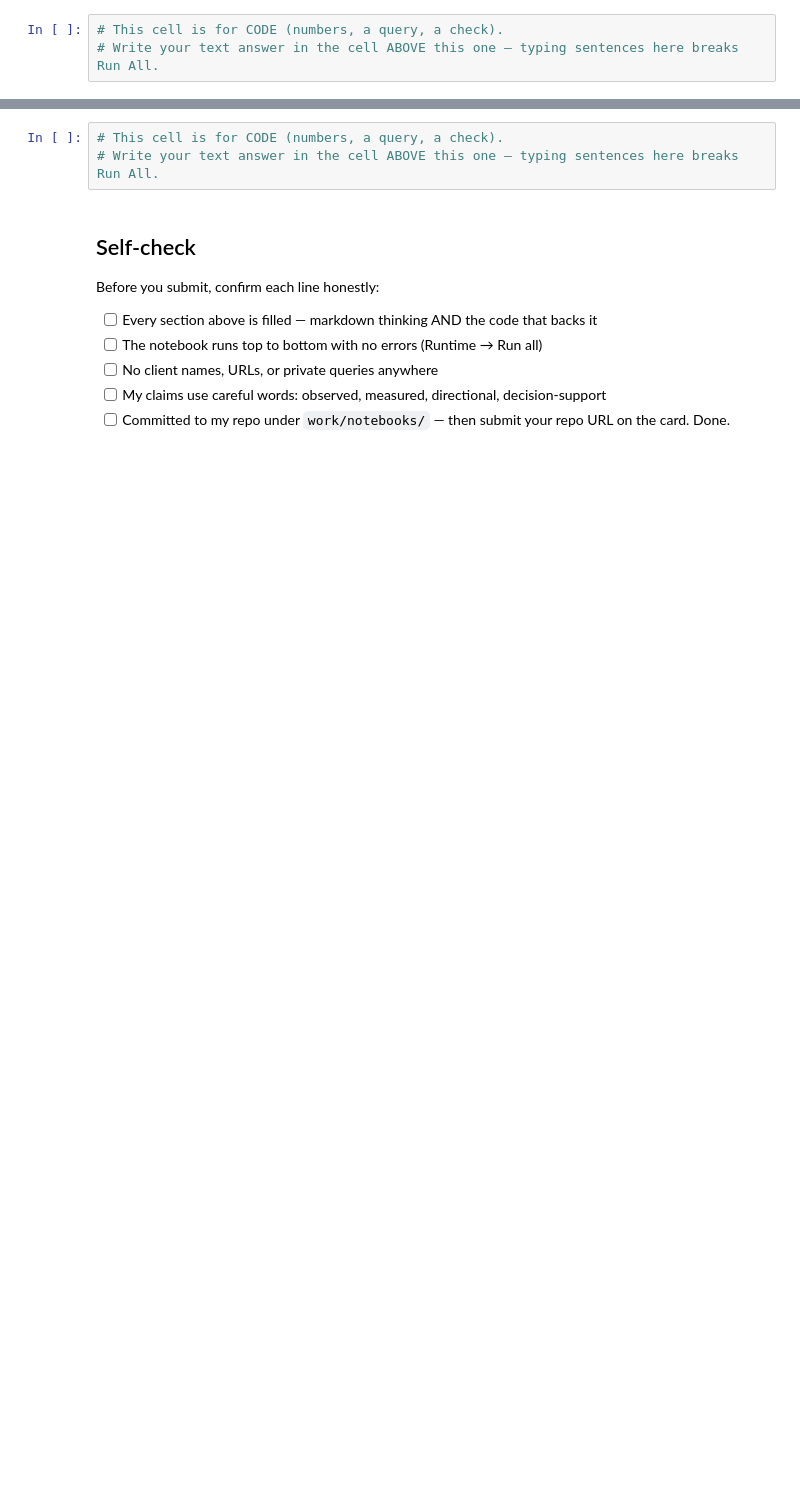
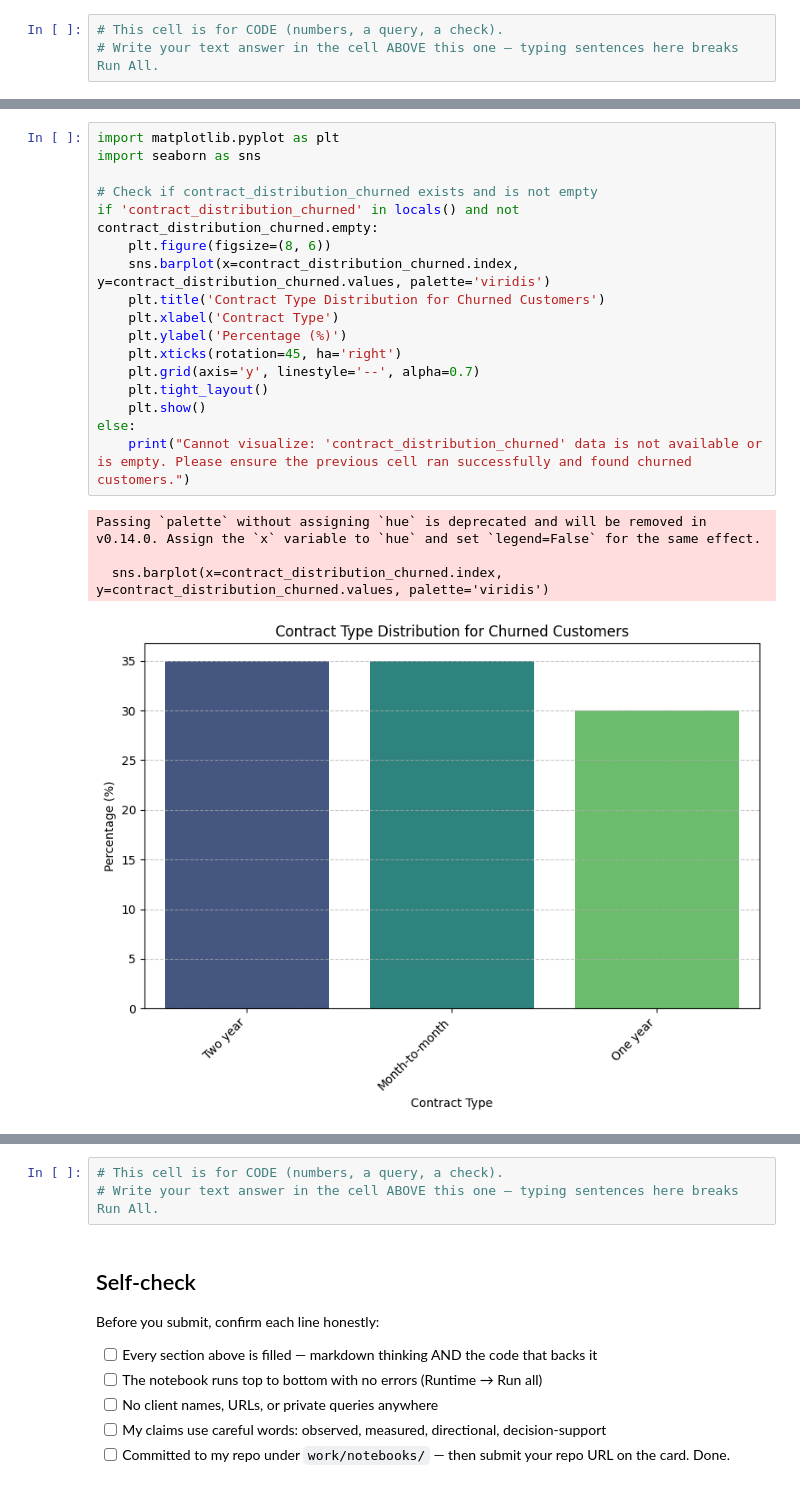
Before and after one commit to anshpatel-177/flyrank-ML-internship, a Jupyter notebook: work/notebooks/w01_research_question.ipynb, the cells around one changed output, grey strips where cells are left out. Saved outputs shown, nothing was run; the diff lists cells and outputs as text; blank space fills up the shorter version.

```diff
--- a/work/notebooks/w01_research_question.ipynb
+++ b/work/notebooks/w01_research_question.ipynb
@@ -33,0 +117,22 @@ This skeleton is yours to fill. Work the sections **in order** — each one has
+# %%
+import matplotlib.pyplot as plt
+import seaborn as sns
+
+# Check if contract_distribution_churned exists and is not empty
+if 'contract_distribution_churned' in locals() and not contract_distribution_churned.empty:
+    plt.figure(figsize=(8, 6))
+    sns.barplot(x=contract_distribution_churned.index, y=contract_distribution_churned.values, palette='viridis')
+    plt.title('Contract Type Distribution for Churned Customers')
+    plt.xlabel('Contract Type')
+    plt.ylabel('Percentage (%)')
+    plt.xticks(rotation=45, ha='right')
+    plt.grid(axis='y', linestyle='--', alpha=0.7)
+    plt.tight_layout()
+    plt.show()
+else:
+    print("Cannot visualize: 'contract_distribution_churned' data is not available or is empty. Please ensure the previous cell ran successfully and found churned customers.")
+# %% [output]
+Passing `palette` without assigning `hue` is deprecated and will be removed in v0.14.0. Assign the `x` variable to `hue` and set `legend=False` for the same effect.
+
+  sns.barplot(x=contract_distribution_churned.index, y=contract_distribution_churned.values, palette='viridis')
+[figure, added]
```
Also changed, not shown: parts of 10 cells of this notebook.
